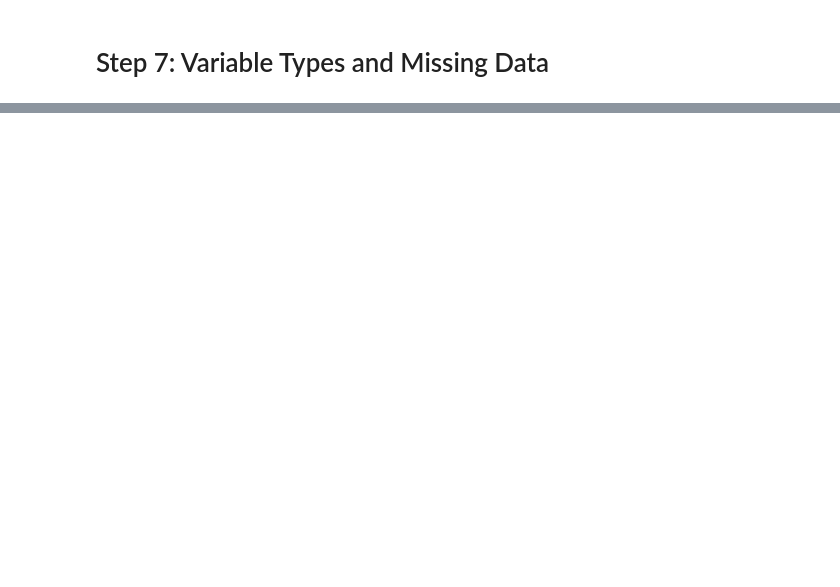
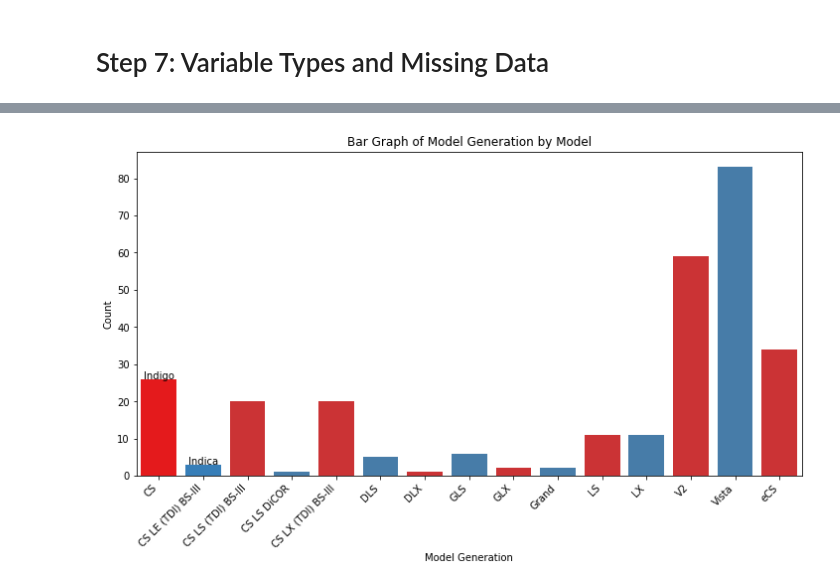
Before and after one commit to sdragoi/DSWP_MLRProject, a Jupyter notebook: Used Car Pricing Model.ipynb, the cells around one changed output, grey strips where cells are left out. Cells and saved outputs as stored; diff of their text form; code cells hidden in the pictures; blank space fills up the shorter version.

```diff
--- a/Used Car Pricing Model.ipynb
+++ b/Used Car Pricing Model.ipynb
@@ -82,0 +240,27 @@ memory usage: 33.9+ KB
+# %%
+import matplotlib.pyplot as plt
+import seaborn as sns
+
+# Count the occurrences of each unique value in the 'model_gen' column
+model_gen_counts = df['model_gen'].value_counts()
+
+# Create a color map for 'model' field
+colors = sns.color_palette("Set1", n_colors=len(df['model'].unique()))
+
+# Create a bar graph with colors based on 'model'
+plt.figure(figsize=(12, 6))
+ax = sns.barplot(x=model_gen_counts.index, y=model_gen_counts.values, palette=colors)
+plt.title('Bar Graph of Model Generation by Model')
+plt.xlabel('Model Generation')
+plt.ylabel('Count')
+plt.xticks(rotation=45, ha='right')  # Rotate x-axis labels for better visibility
+
+# Add a legend for 'model' values
+for patch, label in zip(ax.patches, df['model'].unique()):
+    color = colors[df['model'].unique().tolist().index(label)]
+    patch.set_facecolor(color)
+    ax.text(patch.get_x() + patch.get_width() / 2, patch.get_height(), label, ha='center', color='black')
+
+plt.show()
+# %% [output]
+[figure, added]
```
Also changed, not shown: parts of 31 cells of this notebook, 3 other files.
